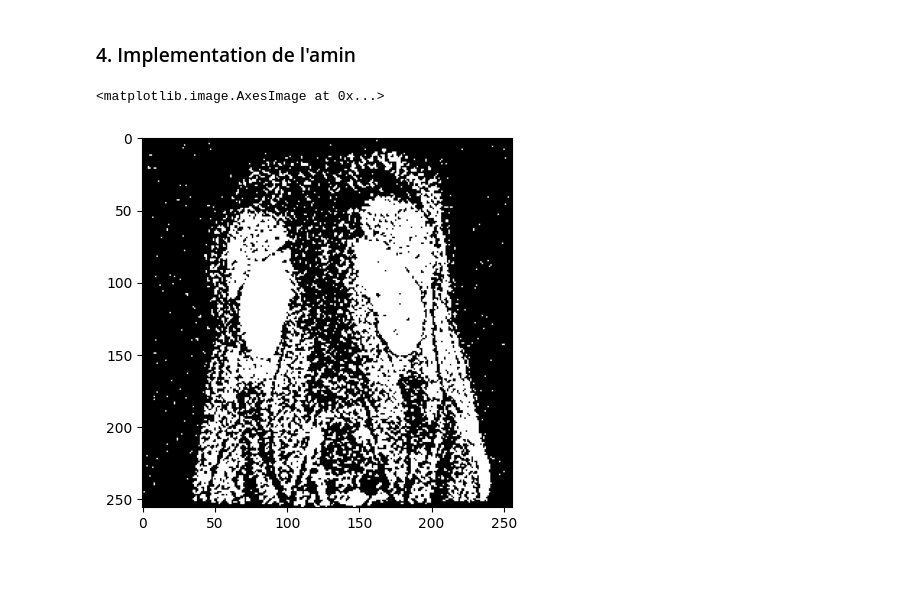
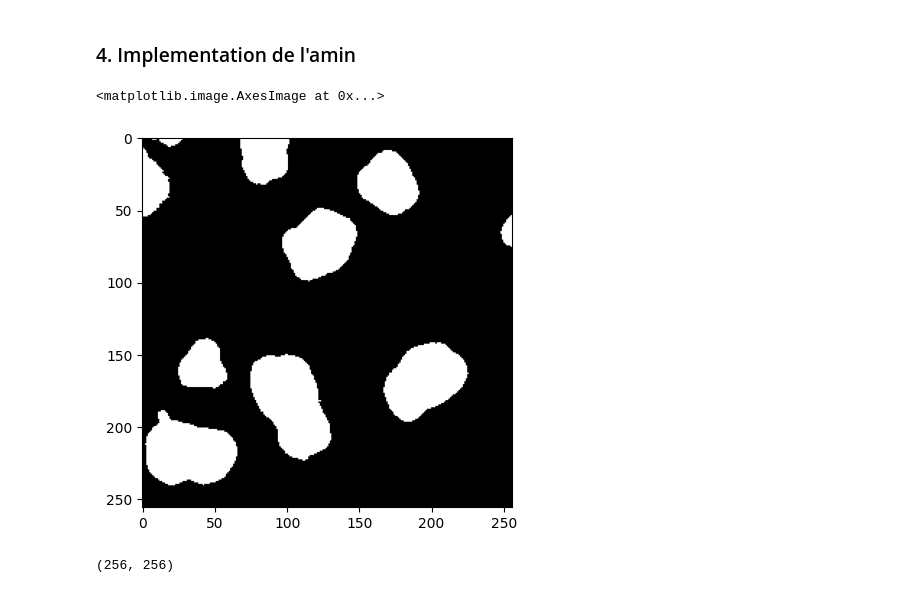
Before and after one commit to ba-talibe/TP_Image_Processing, a Jupyter notebook: TP4.ipynb, the cells around one changed output. Drawn from its saved outputs; the diff is of its cells as text; code cells hidden in the pictures.

```diff
--- a/TP4.ipynb
+++ b/TP4.ipynb
@@ -218,11 +218,15 @@ avec un rectangle 2 * 6 comme element structurant on a un meilleur nettoyage
 # %% [markdown]
 ### 4. Implementation de l'amin
 # %%
-uro = images["uro_irm"]
-uro = cv2.cvtColor(uro, cv2.COLOR_RGB2GRAY)
-_, uro_seulle = cv2.threshold(uro,127, 255, cv2.THRESH_OTSU )
+chro = images["chro"]
+chro = cv2.cvtColor(chro, cv2.COLOR_RGB2GRAY)
+_, chro_seulle = cv2.threshold(chro,127, 255, cv2.THRESH_BINARY )
 
-plt.imshow(uro_seulle, cmap="gray")
+plt.imshow(chro_seulle, cmap="gray")
 # %% [output]
 <matplotlib.image.AxesImage at 0x...>
-[figure, old version]
+[figure, new version]
+# %%
+chro_seulle.shape
+# %% [output]
+(256, 256)
```
Also changed, not shown: parts of 8 cells of this notebook.
